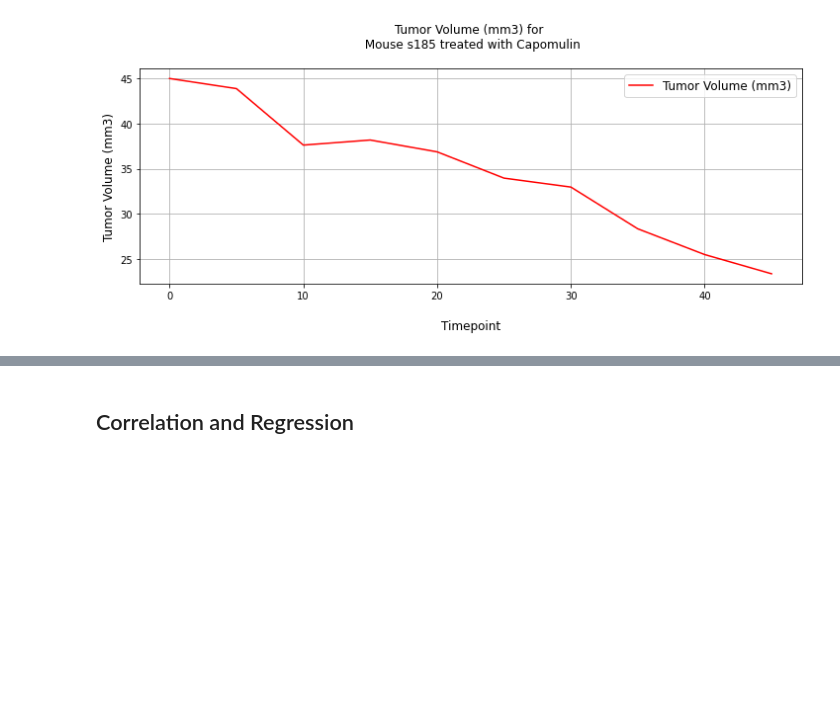
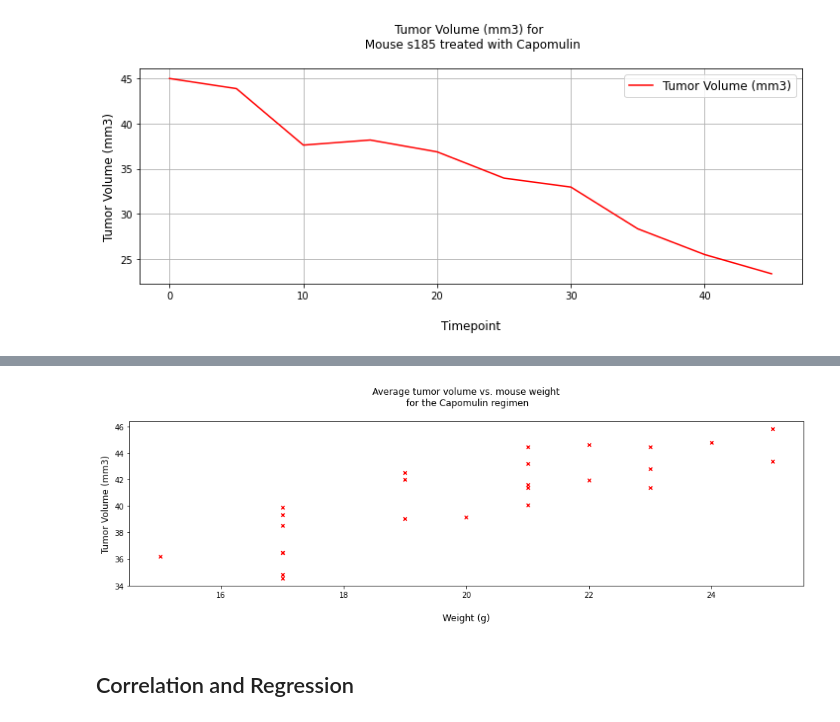
Before and after one commit to uldom/Matplotlib_Challenge, a Jupyter notebook: Pymaceuticals/pymaceuticals_starter.ipynb, the cells around one changed output, grey strips where cells are left out. Saved outputs shown, nothing was run; the diff lists cells and outputs as text; code cells hidden in the pictures; blank space fills up the shorter version.

Commit message:
Scatter Plot complete

```diff
--- a/Pymaceuticals/pymaceuticals_starter.ipynb
+++ b/Pymaceuticals/pymaceuticals_starter.ipynb
@@ -423,3 +423,9 @@ plt.show()
 [figure]
 # %%
 # Generate a scatter plot of average tumor volume vs. mouse weight for the Capomulin regimen
+
+# Data for the plot
+
+scatter_data = clean_dataframe.loc[clean_dataframe['Drug Regimen'] == "Capomulin"]
+mice_id_group = scatter_data.groupby(['Mouse ID']).mean()[['Weight (g)','Tumor Volume (mm3)']]
+mice_id_group
@@ -426,3 +451,18 @@ plt.show()
+# %%
+# Scatter Plot
+
+ax = plt.gca()
+
+mice_id_group.plot(kind='scatter',x='Weight (g)',y='Tumor Volume (mm3)',ax=ax, marker='x',color="red",figsize=(16,4))
+
+plt.title(f'Average tumor volume vs. mouse weight\n for the Capomulin regimen\n', fontsize = 12,)
+plt.xlabel('\nWeight (g)', fontsize = 12)
+plt.ylabel('Tumor Volume (mm3)', fontsize = 12)
+
+plt.savefig('../Images/Fig01.jpg')
+plt.show()
+# %% [output]
+[figure, added]
 # %% [markdown]
 ## Correlation and Regression
 # %%
```
Also changed, not shown: parts of 1 cell of this notebook.
